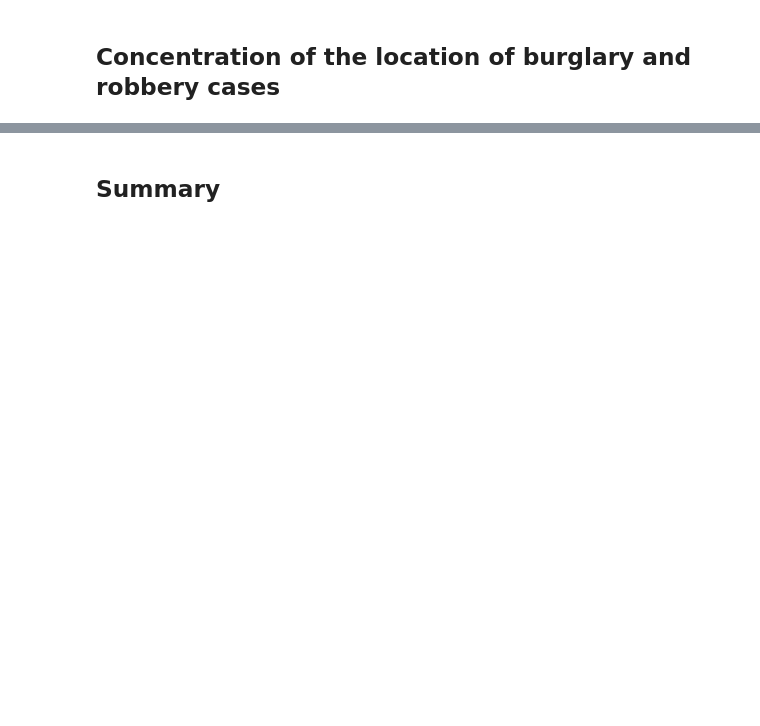
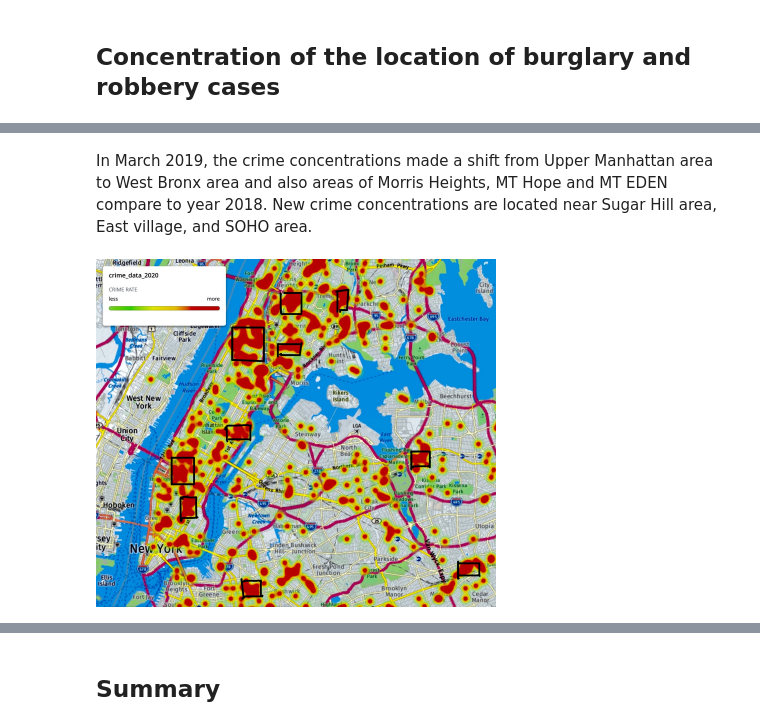
Before and after one commit to yil479/NYCrimeCoronaAnalysis, a Jupyter notebook: Coronavirus and Crimes at NYC.ipynb, the cells around one changed output, grey strips where cells are left out. Saved outputs shown, nothing was run; the diff lists cells and outputs as text; code cells hidden in the pictures; blank space fills up the shorter version.

```diff
--- a/Coronavirus and Crimes at NYC.ipynb
+++ b/Coronavirus and Crimes at NYC.ipynb
@@ -200,0 +196,6 @@ Next, we try to discover the different areas where burglary and robbery is likel
+# %% [markdown]
+In March 2019, the crime concentrations made a shift from Upper Manhattan area to West Bronx area and also areas of Morris Heights, MT Hope and MT EDEN compare to year 2018. New crime concentrations are located near Sugar Hill area, East village, and SOHO area.
+# %%
+Image(filename="img/2020.jpg",width=400,height=400)
+# %% [output]
+[figure, added]
```
Also changed, not shown: parts of 20 cells of this notebook, 4 other files.
